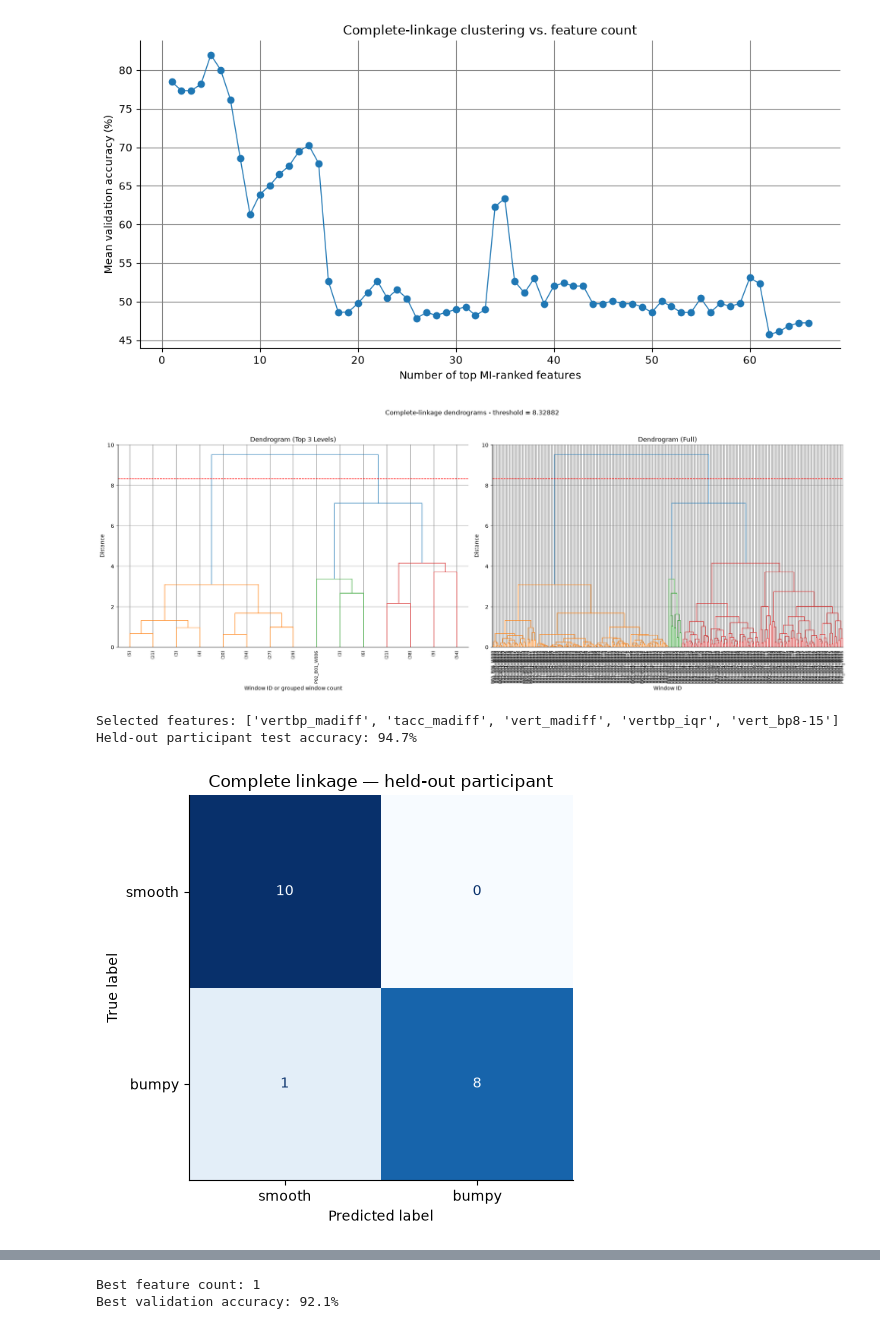
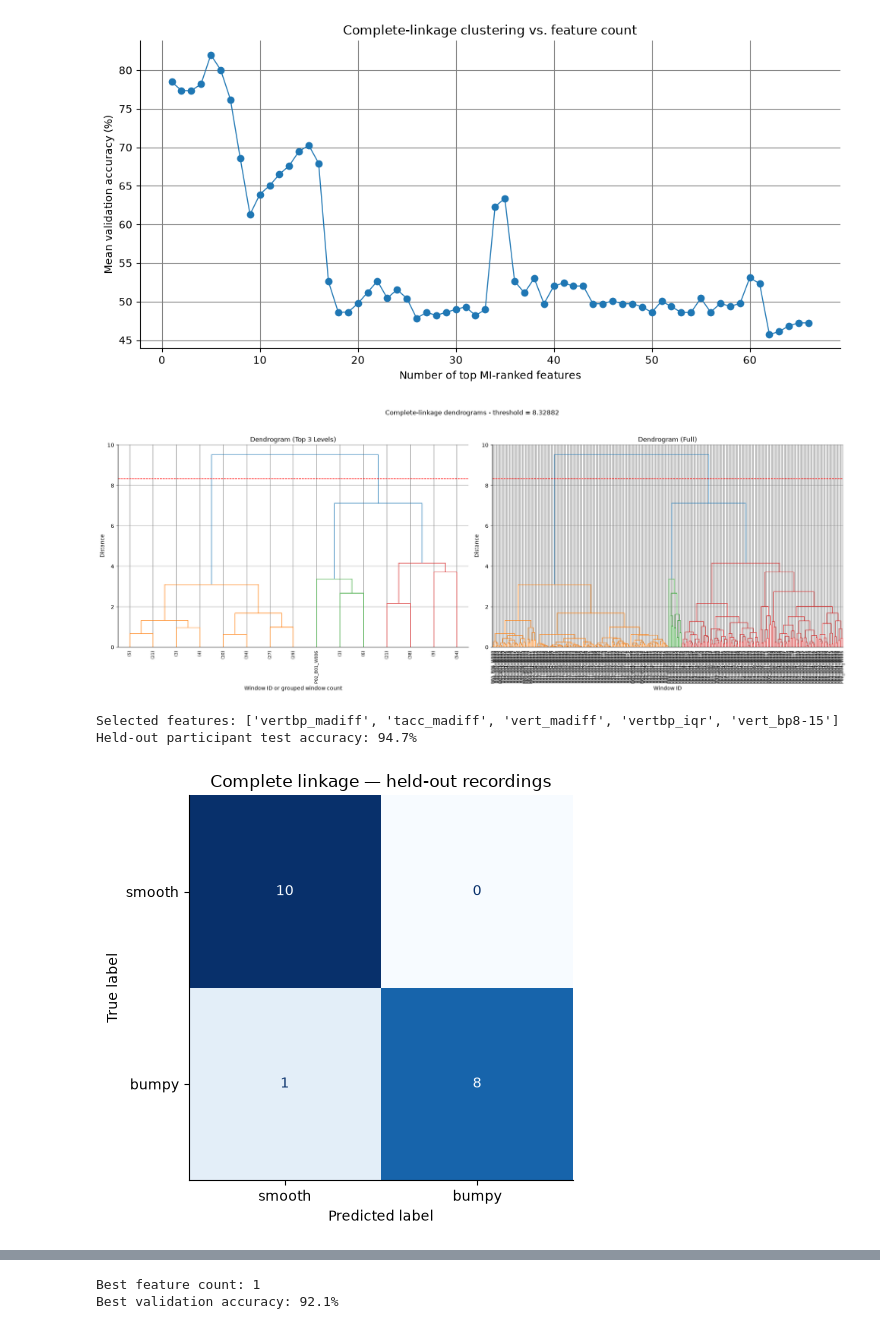
Before and after one commit to kostasparma/Machine_Learning_for_rides, a Jupyter notebook: group19.ipynb, the cells around one changed output, grey strips where cells are left out. Cells and saved outputs as stored; diff of their text form; code cells hidden in the pictures.

Commit message:
use different window size

```diff
--- a/group19.ipynb
+++ b/group19.ipynb
@@ -1704,7 +1523,7 @@ def classification_metrics(y_true, y_pred):
             "precision": precision,
             "recall": recall,
             "specificity": specificity,
-            "f1": safe(2 * precision * recall, precision + recall)}
+            "f1": safe(2 * tp, 2 * tp + fp + fn)}
 
 MODELS = {
     "tree, depth by inner CV": lambda tr, te: nested_tree(tr, te, ALL)[0],
@@ -2134,7 +1953,7 @@ def classification_metrics(y_true, y_pred):
             "precision": precision,
             "recall": recall,
             "specificity": specificity,
-            "f1": safe(2 * precision * recall, precision + recall)}
+            "f1": safe(2 * tp, 2 * tp + fp + fn)}
 
 FOLD_NAMES = {"grouped folds": [f"fold {k}" for k in range(N_FOLDS)],
               "leave-one-participant-out": sorted(df["participant"].unique())}
@@ -2193,0 +2920,25 @@ saved to C:\TUe\Q1\5ARE0 Data\Assignment\Machine_Learning_for_rides\artifacts\re
+# %%
+pred = np.zeros(len(df), dtype=int)
+
+for tr, te in SPLITS["leave-one-participant-out"]:
+    pred[te.to_numpy()] = kmeans_classifier(tr.to_numpy(), te.to_numpy(), "top5")
+
+per_rec = (df.assign(pred_bumpy=pred).groupby("recording_id")
+             .agg(label=("label", "first"),
+                  frac_bumpy=("pred_bumpy", "mean"),
+                  n_windows=("pred_bumpy", "size"))
+             .sort_values(["label", "frac_bumpy"]))
+
+fig, ax = plt.subplots(figsize=(9, 3.8))
+
+ax.bar(range(len(per_rec)), per_rec["frac_bumpy"], color=per_rec["label"].map(CLASS_COLOR), width=0.7)
+ax.axhline(0.5, color="black", linewidth=0.8, linestyle="--")
+ax.set_xticks(range(len(per_rec)), per_rec.index, rotation=90, fontsize=8)
+ax.set(ylabel="fraction of windows in bumpy cluster", ylim=(0, 1.02))
+ax.set_title("k-means (top-5, leave-one-participant-out): per recording, bar colour = true label", loc="left", fontsize=10)
+ax.grid(axis="x", visible=False)
+
+fig.tight_layout(); fig.savefig(FIG_DIR / "kmeans_per_recording.png", dpi=120, bbox_inches="tight"); plt.show()
+rec_acc = ((per_rec["frac_bumpy"] > 0.5) == (per_rec["label"] == "bumpy")).mean()
+
+print(f"majority vote per recording: {rec_acc:.0%} of {len(per_rec)} recordings correct")
@@ -3216,7 +3769,7 @@ Best feature count: 5
 Best validation accuracy: 82.0%
 [figure]
 # %%
-# Fit scaling and MI ranking on all the training participants training data.
+# Fit scaling and MI ranking on all the training recordings training data.
 hc_scaler = StandardScaler()
 hc_train = hc_scaler.fit_transform(X_train)
 hc_test = hc_scaler.transform(X_test)
@@ -3245,34 +3798,34 @@ window_labels = features_df.loc[
 plot_dendrogram(Z_best, window_labels, threshold_best)
 
 
-# Evaluate the held-out participant using the training clusters and label mapping.
+# Evaluate the held-out recordings using the training clusters and label mapping.
 hc_predictions = predict_complete(
     hc_train,
     clusters_best,
     y_train,
     hc_test,
 )
 
 print("Selected features:", best_columns)
 print(
     f"Held-out participant test accuracy: "
     f"{np.mean(hc_predictions == np.asarray(y_test)):.1%}"
 )
 
 ConfusionMatrixDisplay.from_predictions(
     y_test,
     hc_predictions,
     labels=["smooth", "bumpy"],
     cmap="Blues",
     colorbar=False,
 )
-plt.title("Complete linkage — held-out participant")
+plt.title("Complete linkage — held-out recordings")
 plt.grid(False)
 plt.tight_layout()
 plt.show()
 # %% [output]
 [figure]
 Selected features: ['vertbp_madiff', 'tacc_madiff', 'vert_madiff', 'vertbp_iqr', 'vert_bp8-15']
 Held-out participant test accuracy: 94.7%
-[figure, old version]
+[figure, new version]
 # %% [markdown]
```
Also changed, not shown: parts of 145 cells of this notebook, 54 other files.
